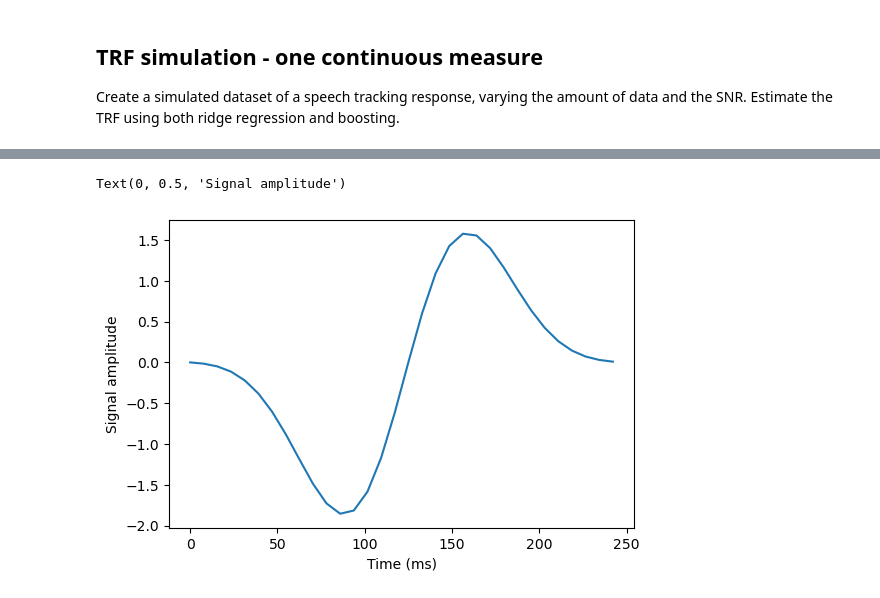
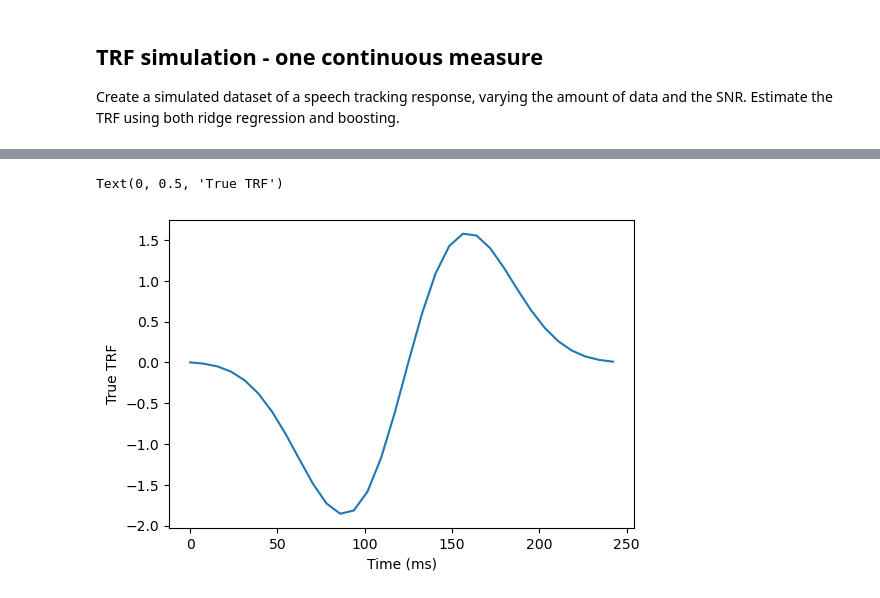
Before and after one commit to natezuk/trf-simulations, a Jupyter notebook: trf_simulation.ipynb, the cells around one changed output, grey strips where cells are left out. Cells and saved outputs as stored; diff of their text form; code cells hidden in the pictures.

```diff
--- a/trf_simulation.ipynb
+++ b/trf_simulation.ipynb
@@ -27,23 +45,23 @@ del speech_data
 # %%
 ### Generate a target signal
 # This approximately creates an N1-P2-like TRF, with a negativity around 100 ms and a positivity around 150 ms
 sfreq = 128
 trf_freq = 4 # modulation frequency of the TRF (will aim for a signal with an N100 and P200, approximately)
 nchan = 1 # number of EEG channels
 trf_dur = 250 # duration of the TRF, in ms
 wnd_std = trf_dur/1000*sfreq/8 # standard deviation of the gaussian window, in indexes
     # the /6 at the end ensures the standard deviation is 1/8 of the full trf duration
 
 t = np.arange(0,trf_dur/1000,1/sfreq) # time array
 wnd = sp.signal.windows.gaussian(len(t),trf_dur/1000*sfreq/6) # gaussian window for the signal
-sig = -np.sin(2*np.pi*t*trf_freq) * wnd
-sig = (sig)/np.std(sig) # normalize sig
+true_trf = -np.sin(2*np.pi*t*trf_freq) * wnd
+true_trf = (true_trf)/np.std(true_trf) # normalize the true trf amplitude
 
 # Plot the signal
 fig, ax = plt.subplots(figsize=(6,4))
-ax.plot(t*1000,sig)
+ax.plot(t*1000,true_trf)
 ax.set_xlabel('Time (ms)')
-ax.set_ylabel('Signal amplitude')
+ax.set_ylabel('True TRF')
 # %% [output]
-Text(0, 0.5, 'Signal amplitude')
+Text(0, 0.5, 'True TRF')
-[figure, old version]
+[figure, new version]
```
Also changed, not shown: parts of 11 cells of this notebook, 2 other files.
